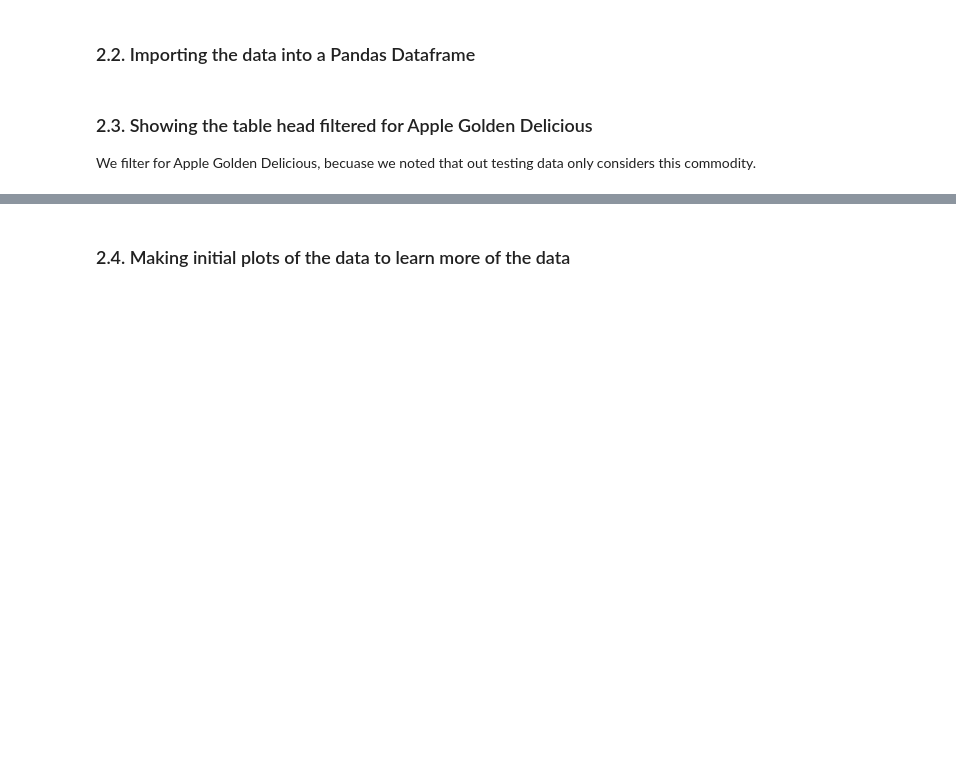
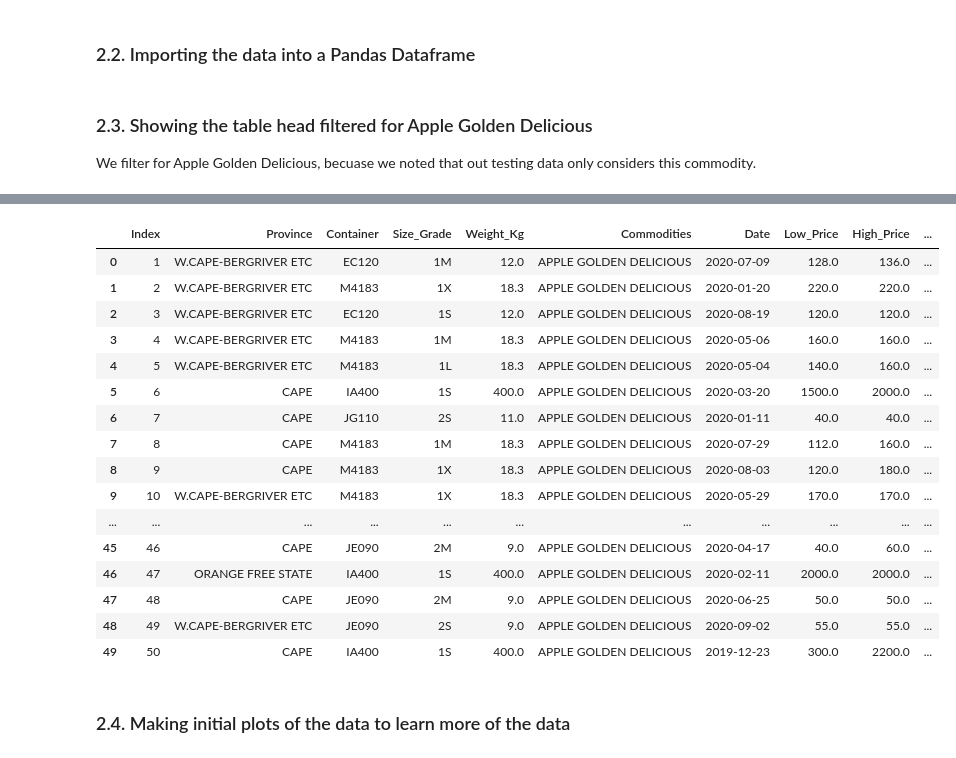
Before and after one commit to lkrump7/regression-apples-predict-api-template, a Jupyter notebook: Linear Regression team TS2.ipynb, the cells around one changed output, grey strips where cells are left out. Saved outputs shown, nothing was run; the diff lists cells and outputs as text; code cells hidden in the pictures; blank space fills up the shorter version.

```diff
--- a/Linear Regression team TS2.ipynb
+++ b/Linear Regression team TS2.ipynb
@@ -105,6 +105,26 @@ train_set.head()
 | 24 | W.CAPE-BERGRIVER ETC | JE090 | 2S | 9.0 | APPLE GOLDEN DELICIOUS | 2020-04-16 | 55.0 | 55.0 | 990.0 | ... |
 | 40 | CAPE | M4183 | 1S | 18.3 | APPLE GOLDEN DELICIOUS | 2020-05-04 | 80.0 | 120.0 | 32020.0 | ... |
 | 69 | EASTERN CAPE | IA400 | 1S | 400.0 | APPLE GOLDEN DELICIOUS | 2020-09-28 | 1800.0 | 1800.0 | 1800.0 | ... |
+# %%
+test_set.head(50)
+# %% [output]
+|  | Index | Province | Container | Size_Grade | Weight_Kg | Commodities | Date | Low_Price | High_Price | ... |
+| 0 | 1 | W.CAPE-BERGRIVER ETC | EC120 | 1M | 12.0 | APPLE GOLDEN DELICIOUS | 2020-07-09 | 128.0 | 136.0 | ... |
+| 1 | 2 | W.CAPE-BERGRIVER ETC | M4183 | 1X | 18.3 | APPLE GOLDEN DELICIOUS | 2020-01-20 | 220.0 | 220.0 | ... |
+| 2 | 3 | W.CAPE-BERGRIVER ETC | EC120 | 1S | 12.0 | APPLE GOLDEN DELICIOUS | 2020-08-19 | 120.0 | 120.0 | ... |
+| 3 | 4 | W.CAPE-BERGRIVER ETC | M4183 | 1M | 18.3 | APPLE GOLDEN DELICIOUS | 2020-05-06 | 160.0 | 160.0 | ... |
+| 4 | 5 | W.CAPE-BERGRIVER ETC | M4183 | 1L | 18.3 | APPLE GOLDEN DELICIOUS | 2020-05-04 | 140.0 | 160.0 | ... |
+| 5 | 6 | CAPE | IA400 | 1S | 400.0 | APPLE GOLDEN DELICIOUS | 2020-03-20 | 1500.0 | 2000.0 | ... |
+| 6 | 7 | CAPE | JG110 | 2S | 11.0 | APPLE GOLDEN DELICIOUS | 2020-01-11 | 40.0 | 40.0 | ... |
+| 7 | 8 | CAPE | M4183 | 1M | 18.3 | APPLE GOLDEN DELICIOUS | 2020-07-29 | 112.0 | 160.0 | ... |
+| 8 | 9 | CAPE | M4183 | 1X | 18.3 | APPLE GOLDEN DELICIOUS | 2020-08-03 | 120.0 | 180.0 | ... |
+| 9 | 10 | W.CAPE-BERGRIVER ETC | M4183 | 1X | 18.3 | APPLE GOLDEN DELICIOUS | 2020-05-29 | 170.0 | 170.0 | ... |
+| ... | ... | ... | ... | ... | ... | ... | ... | ... | ... | ... |
+| 45 | 46 | CAPE | JE090 | 2M | 9.0 | APPLE GOLDEN DELICIOUS | 2020-04-17 | 40.0 | 60.0 | ... |
+| 46 | 47 | ORANGE FREE STATE | IA400 | 1S | 400.0 | APPLE GOLDEN DELICIOUS | 2020-02-11 | 2000.0 | 2000.0 | ... |
+| 47 | 48 | CAPE | JE090 | 2M | 9.0 | APPLE GOLDEN DELICIOUS | 2020-06-25 | 50.0 | 50.0 | ... |
+| 48 | 49 | W.CAPE-BERGRIVER ETC | JE090 | 2S | 9.0 | APPLE GOLDEN DELICIOUS | 2020-09-02 | 55.0 | 55.0 | ... |
+| 49 | 50 | CAPE | IA400 | 1S | 400.0 | APPLE GOLDEN DELICIOUS | 2019-12-23 | 300.0 | 2200.0 | ... |
 # %% [markdown]
 ### 2.4. Making initial plots of the data to learn more of the data
 # %%
```
Also changed, not shown: parts of 14 cells of this notebook.
